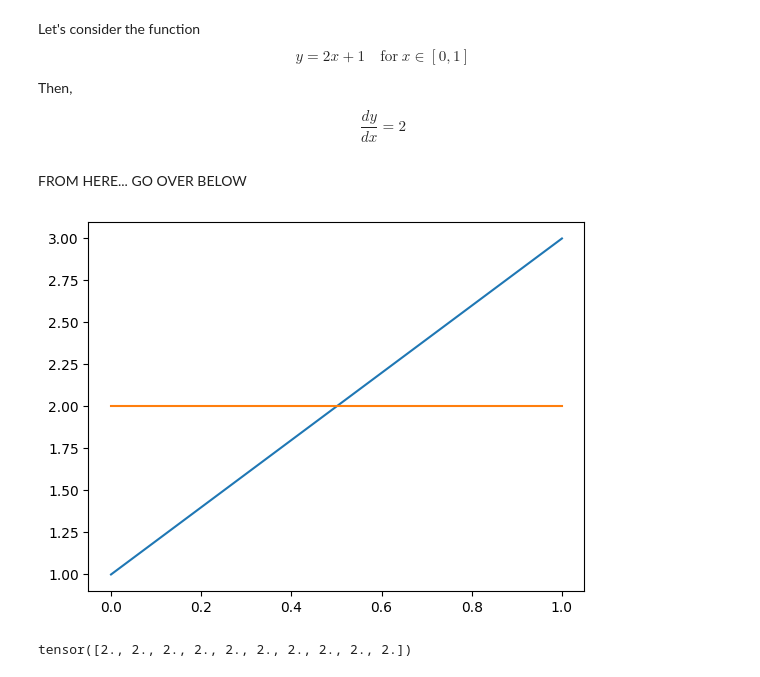
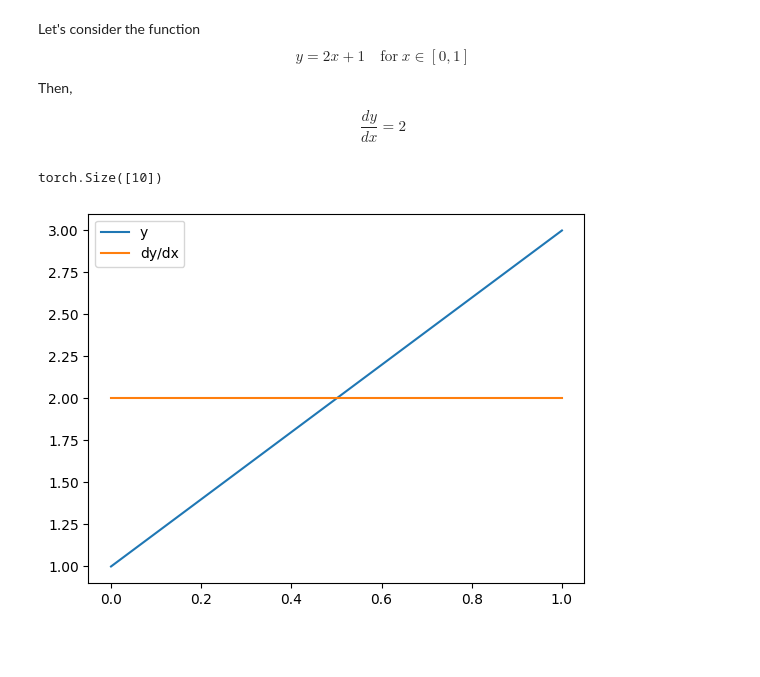
Before and after one commit to hirushi-t/4C11_Data_Driven_and_Learning_Based_Methods, a Jupyter notebook: Lectures/4_Pytorch_Basics.ipynb, the cells around one changed output. Cells and saved outputs as stored; diff of their text form; code cells hidden in the pictures; blank space fills up the shorter version.

```diff
--- a/Lectures/4_Pytorch_Basics.ipynb
+++ b/Lectures/4_Pytorch_Basics.ipynb
@@ -199,18 +200,22 @@ Then,
 $$
 \frac{dy}{dx} = 2
 $$
-# %% [markdown]
-FROM HERE... GO OVER BELOW
 # %%
 # requires_grad tracks operations on the tensor, so gradients can be computed for it later
+# Pytorch will track computations involving x for gradient computation in later steps
 x = torch.linspace(0,1,10,requires_grad=True)
 y = 2*x + 1
 
-# grad_outputs represents the gradient of the output w.r.t to some scalar. Since y is a vector, we tell PyTorch we want to compute the gradients for each value of y independently
+# torch.autograd computes the gradient of y w.r.t x
+# grad_outputs is needed because y is a tensor. Pytorch needs to know what to do with the gradient computations of each element
+
 dydx = torch.autograd.grad(y, x, grad_outputs=torch.ones_like(y),create_graph=True)[0]
-plt.plot(x.detach().numpy(),y.detach().numpy())
-plt.plot(x.detach().numpy(),dydx.detach().numpy())
+
+print(y.shape)
+plt.plot(x.detach().numpy(),y.detach().numpy(), label = 'y')
+plt.plot(x.detach().numpy(),dydx.detach().numpy(), label='dy/dx')
+plt.legend()
 plt.show()
 # %% [output]
+torch.Size([10])
-[figure, old version]
+[figure, new version]
-tensor([2., 2., 2., 2., 2., 2., 2., 2., 2., 2.])
```
Also changed, not shown: parts of 34 cells of this notebook, 1 other file.
